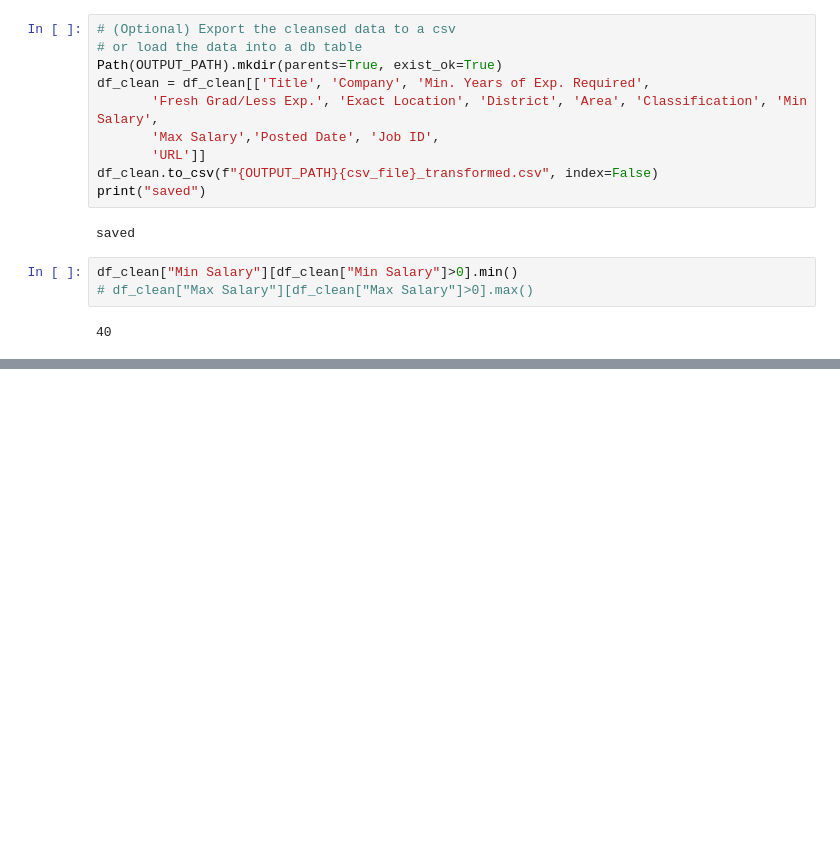
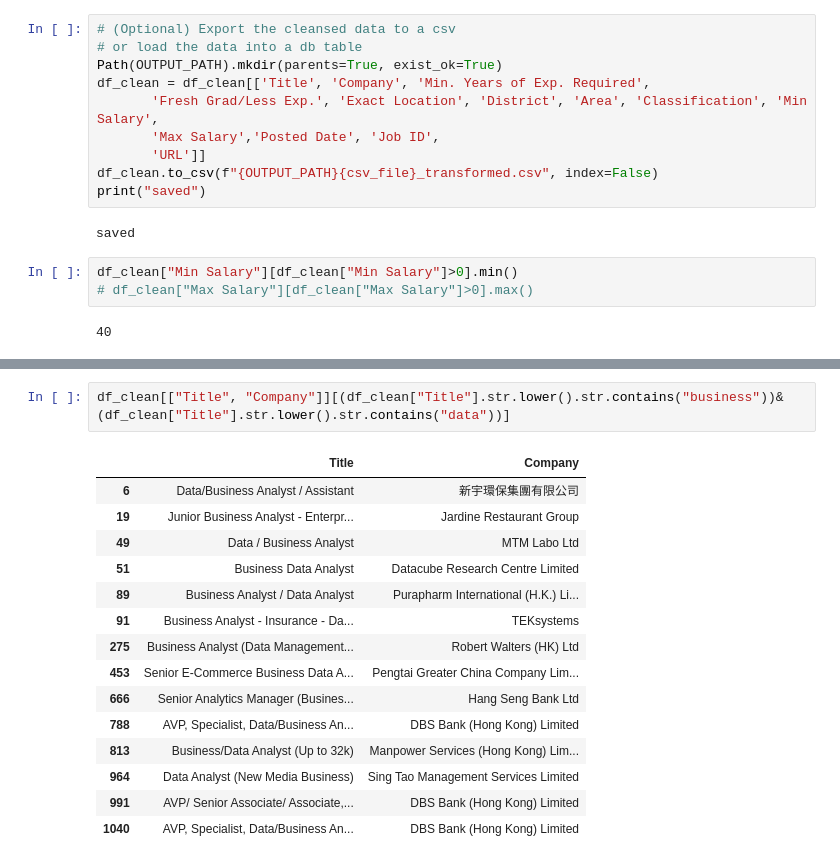
Before and after one commit to heiinhei911/job-insights, a Jupyter notebook: analysis.ipynb, the cells around one changed output, grey strips where cells are left out. Saved outputs shown, nothing was run; the diff lists cells and outputs as text; blank space fills up the shorter version.

```diff
--- a/analysis.ipynb
+++ b/analysis.ipynb
@@ -415,0 +490,18 @@ df_clean["Min Salary"][df_clean["Min Salary"]>0].min()
+# %%
+df_clean[["Title", "Company"]][(df_clean["Title"].str.lower().str.contains("business"))&(df_clean["Title"].str.lower().str.contains("data"))]
+# %% [output]
+|  | Title | Company |
+| 6 | Data/Business Analyst / Assistant | 新宇環保集團有限公司 |
+| 19 | Junior Business Analyst - Enterpr... | Jardine Restaurant Group |
+| 49 | Data / Business Analyst | MTM Labo Ltd |
+| 51 | Business Data Analyst | Datacube Research Centre Limited |
+| 89 | Business Analyst / Data Analyst | Purapharm International (H.K.) Li... |
+| 91 | Business Analyst - Insurance - Da... | TEKsystems |
+| 275 | Business Analyst (Data Management... | Robert Walters (HK) Ltd |
+| 453 | Senior E-Commerce Business Data A... | Pengtai Greater China Company Lim... |
+| 666 | Senior Analytics Manager (Busines... | Hang Seng Bank Ltd |
+| 788 | AVP, Specialist, Data/Business An... | DBS Bank (Hong Kong) Limited |
+| 813 | Business/Data Analyst (Up to 32k) | Manpower Services (Hong Kong) Lim... |
+| 964 | Data Analyst (New Media Business) | Sing Tao Management Services Limited |
+| 991 | AVP/ Senior Associate/ Associate,... | DBS Bank (Hong Kong) Limited |
+| 1040 | AVP, Specialist, Data/Business An... | DBS Bank (Hong Kong) Limited |
```
Also changed, not shown: parts of 18 cells of this notebook, 3 other files.
